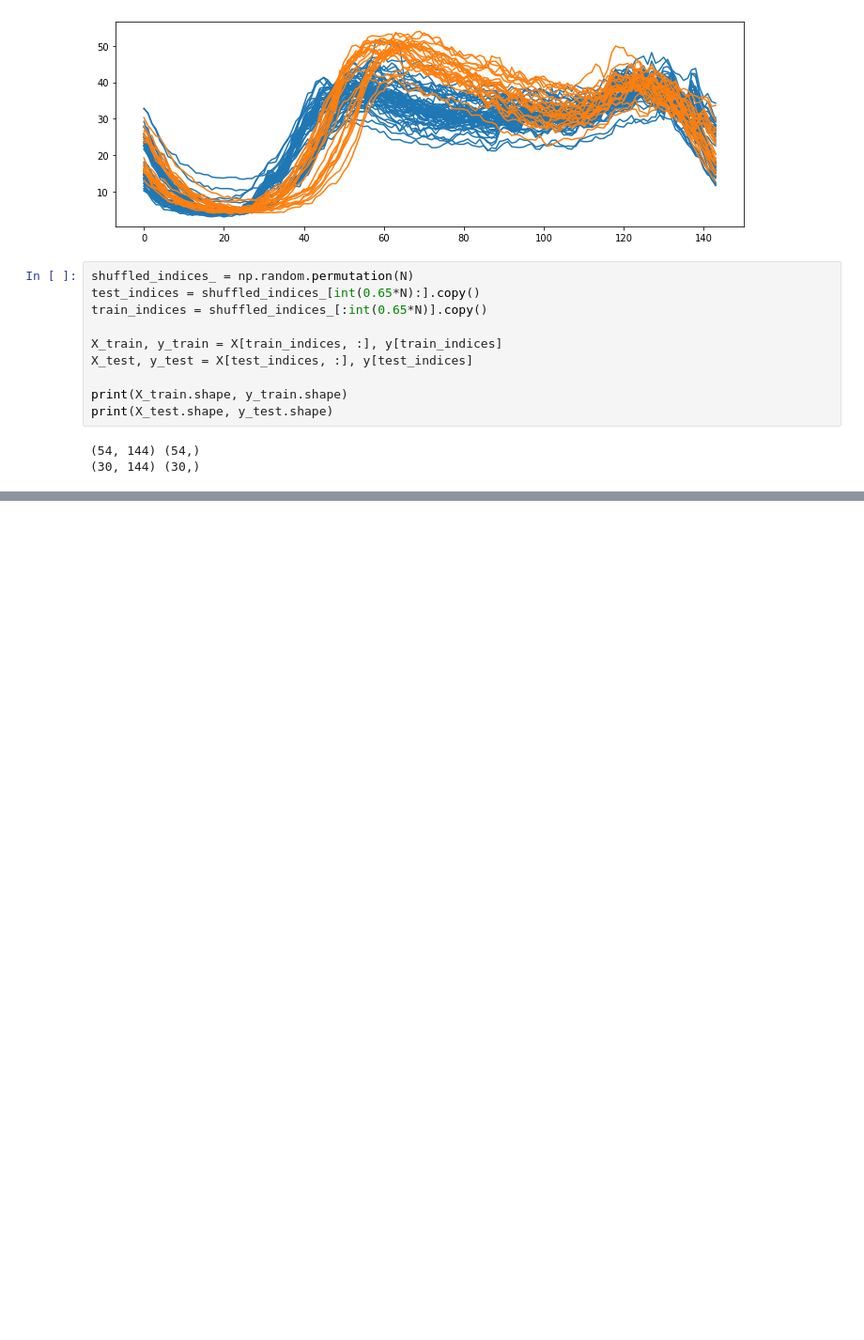
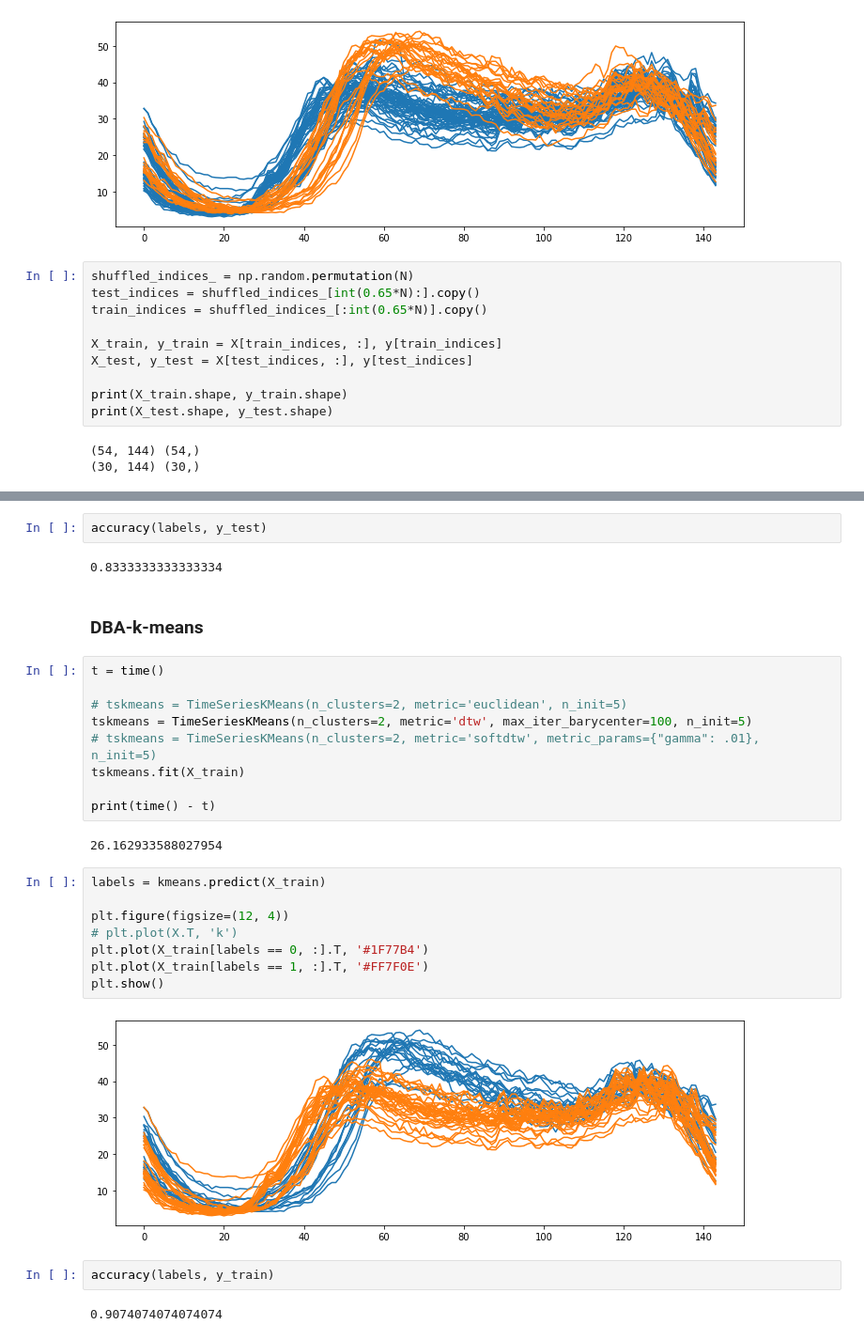
Before and after one commit to AdrianUrbanski/ADM, a Jupyter notebook: lista2.ipynb, the cells around one changed output, grey strips where cells are left out. Shown at 94% size. Saved outputs shown, nothing was run; the diff lists cells and outputs as text; blank space fills up the shorter version.

```diff
--- a/lista2.ipynb
+++ b/lista2.ipynb
@@ -424,0 +439,31 @@ plt.show()
+# %%
+accuracy(labels, y_test)
+# %% [output]
+0.8333333333333334
+# %% [markdown]
+### DBA-k-means
+# %%
+t = time()
+
+# tskmeans = TimeSeriesKMeans(n_clusters=2, metric='euclidean', n_init=5)
+tskmeans = TimeSeriesKMeans(n_clusters=2, metric='dtw', max_iter_barycenter=100, n_init=5)
+# tskmeans = TimeSeriesKMeans(n_clusters=2, metric='softdtw', metric_params={"gamma": .01}, n_init=5)
+tskmeans.fit(X_train)
+
+print(time() - t)
+# %% [output]
+26.162933588027954
+# %%
+labels = kmeans.predict(X_train)
+
+plt.figure(figsize=(12, 4))
+# plt.plot(X.T, 'k')
+plt.plot(X_train[labels == 0, :].T, '#1F77B4')
+plt.plot(X_train[labels == 1, :].T, '#FF7F0E')
+plt.show()
+# %% [output]
+[figure, added]
+# %%
+accuracy(labels, y_train)
+# %% [output]
+0.9074074074074074
```
Also changed, not shown: parts of 31 cells of this notebook.
